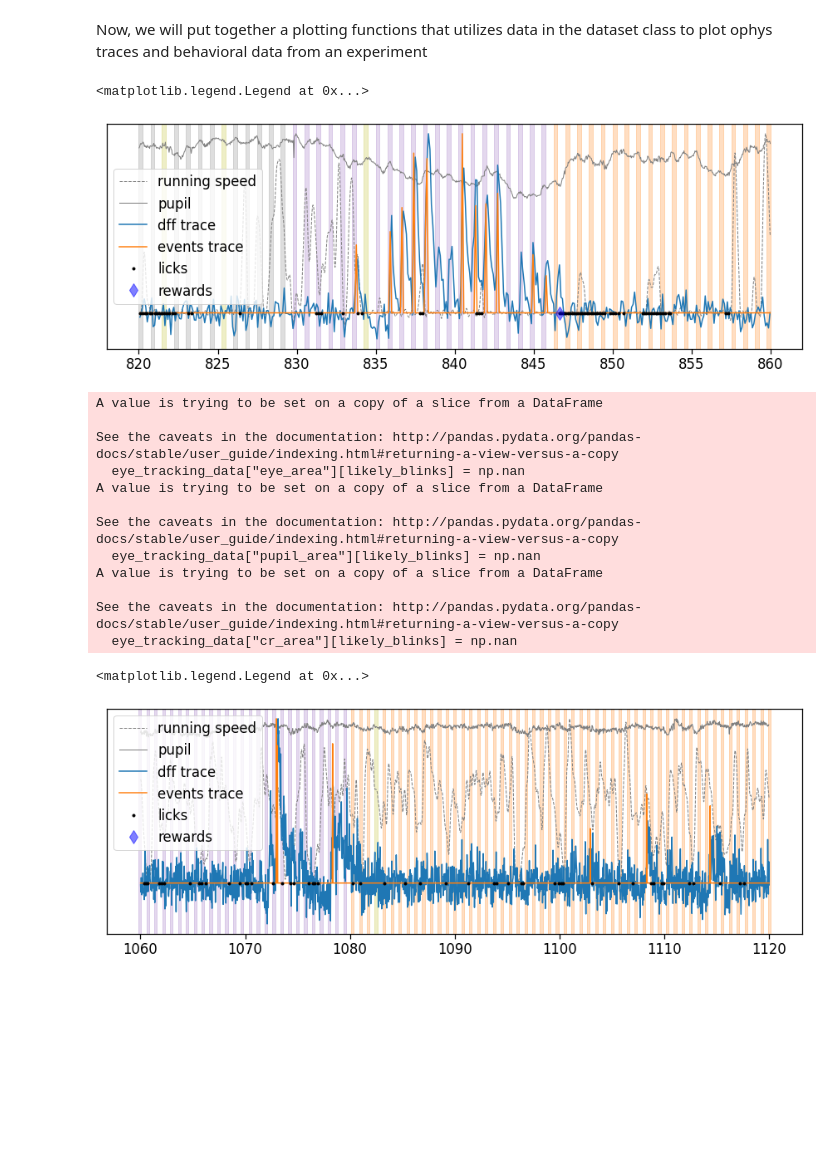
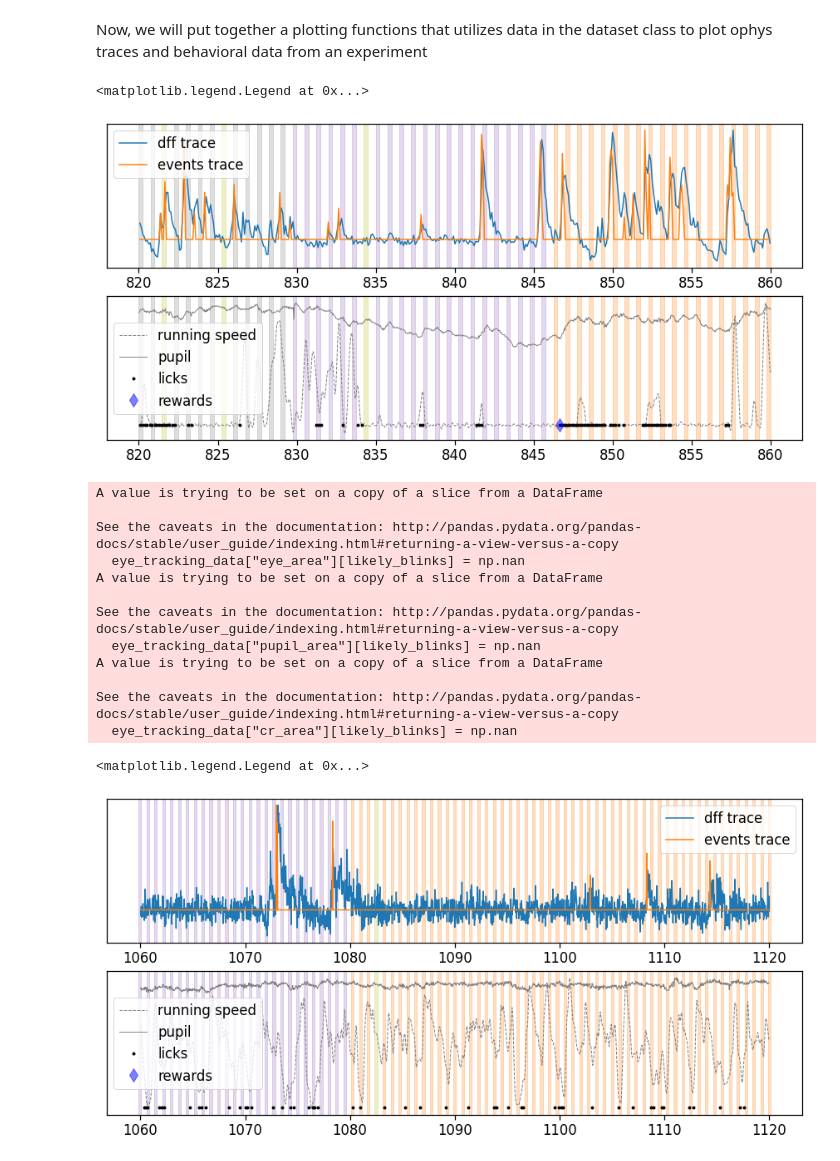
Before and after one commit to AllenInstitute/visual_behavior_analysis, a Jupyter notebook: notebooks/22.03.2021_load_ophys_data_example.ipynb, the cells around one changed output. Cells and saved outputs as stored; diff of their text form; code cells hidden in the pictures; blank space fills up the shorter version.

Commit message:
break up the plot

```diff
--- a/notebooks/22.03.2021_load_ophys_data_example.ipynb
+++ b/notebooks/22.03.2021_load_ophys_data_example.ipynb
@@ -384,23 +387,24 @@ def plot_stimuli(ax, ti, tf):
 # %%
 ti = 820 # start time in seconds
 tf = 860 # stop time in seconds
-fig, ax = plt.subplots(figsize = (15,5))
-plot_running(ax, ti, tf)
-plot_pupil(ax, ti, tf)
+fig, ax = plt.subplots(2,1,figsize = (15,7))
+plot_dff_trace(ax[0], cell_specimen_ids[3], ti, tf)
+plot_events_trace(ax[0], cell_specimen_ids[3], ti, tf)
+plot_stimuli(ax[0], ti, tf)
+ax[0].set_yticks([])
+ax[0].legend(['dff trace', 'events trace'])
 
-plot_dff_trace(ax, cell_specimen_ids[1], ti, tf)
-plot_events_trace(ax, cell_specimen_ids[1], ti, tf)
+plot_running(ax[1], ti, tf)
+plot_pupil(ax[1], ti, tf)
+plot_licks(ax[1], ti, tf)
+plot_rewards(ax[1], ti, tf)
+plot_stimuli(ax[1], ti, tf)
 
-plot_licks(ax, ti, tf)
-plot_rewards(ax, ti, tf)
-
-plot_stimuli(ax, ti, tf)
-
-ax.set_yticks([])
-ax.legend(['running speed', 'pupil', 'dff trace', 'events trace','licks', 'rewards'])
+ax[1].set_yticks([])
+ax[1].legend(['running speed', 'pupil','licks', 'rewards'])
 # %% [output]
 <matplotlib.legend.Legend at 0x...>
-[figure, old version]
+[figure, new version]
 # %%
 # we can get a different, Vip experiment from Ophys session one and plot a similar plot to compare
 selected_experiment_table = experiment_table[(experiment_table.cre_line=='Vip-IRES-Cre')&
@@ -421,20 +425,21 @@ dataset.stimulus_presentations['color'] = dataset.stimulus_presentations['image_
 # we can plot the same information for a different cell in the dataset
 ti = 1060 # start time in seconds
 tf = 1120 # stop time in seconds
-fig, ax = plt.subplots(figsize = (15,5))
-plot_running(ax, ti, tf)
-plot_pupil(ax, ti, tf)
+fig, ax = plt.subplots(2,1,figsize = (15,7))
+plot_dff_trace(ax[0], cell_specimen_ids[3], ti, tf)
+plot_events_trace(ax[0], cell_specimen_ids[3], ti, tf)
+plot_stimuli(ax[0], ti, tf)
+ax[0].set_yticks([])
+ax[0].legend(['dff trace', 'events trace'])
 
-plot_dff_trace(ax, cell_specimen_ids[3], ti, tf)
-plot_events_trace(ax, cell_specimen_ids[3], ti, tf)
+plot_running(ax[1], ti, tf)
+plot_pupil(ax[1], ti, tf)
+plot_licks(ax[1], ti, tf)
+plot_rewards(ax[1], ti, tf)
+plot_stimuli(ax[1], ti, tf)
 
-plot_licks(ax, ti, tf)
-plot_rewards(ax, ti, tf)
-
-plot_stimuli(ax, ti, tf)
-
-ax.set_yticks([])
-ax.legend(['running speed', 'pupil', 'dff trace', 'events trace','licks', 'rewards'])
+ax[1].set_yticks([])
+ax[1].legend(['running speed', 'pupil','licks', 'rewards'])
 # %% [output]
 A value is trying to be set on a copy of a slice from a DataFrame
 
@@ -449,4 +454,4 @@ A value is trying to be set on a copy of a slice from a DataFrame
 See the caveats in the documentation: http://pandas.pydata.org/pandas-docs/stable/user_guide/indexing.html#returning-a-view-versus-a-copy
   eye_tracking_data["cr_area"][likely_blinks] = np.nan
 <matplotlib.legend.Legend at 0x...>
-[figure, old version]
+[figure, new version]
```
Also changed, not shown: parts of 2 cells of this notebook.
